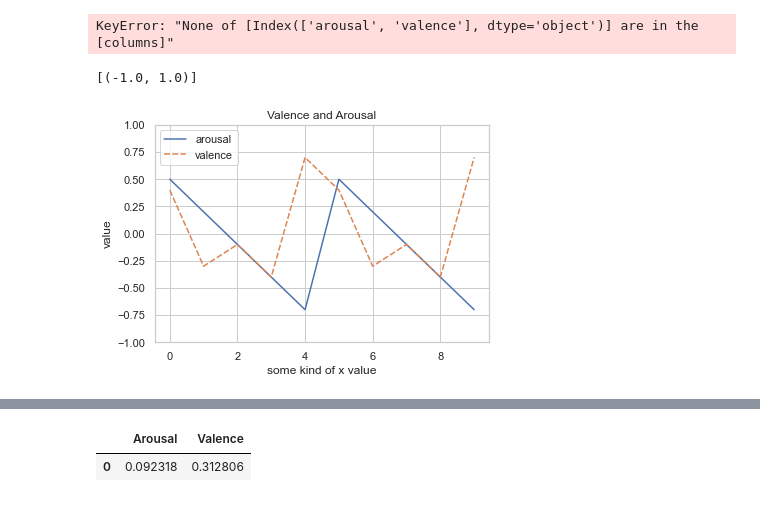
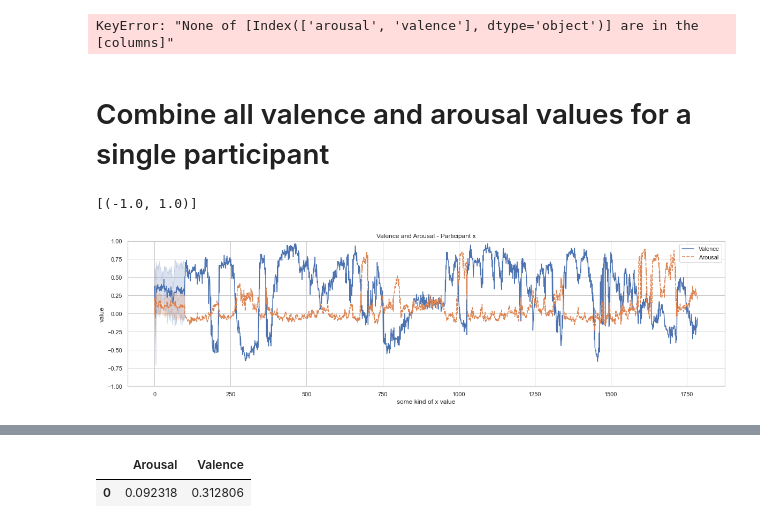
Before and after one commit to dovii/MPC-Data-Analysis, a Jupyter notebook: LevelAnalysis.ipynb, the cells around one changed output, grey strips where cells are left out. Cells and saved outputs as stored; diff of their text form; code cells hidden in the pictures.

Commit message:
clean up and work on expression data

```diff
--- a/LevelAnalysis.ipynb
+++ b/LevelAnalysis.ipynb
@@ -360,3 +363,5 @@ av3
 #av2["AV"] = av2[["arousal","valence"]].apply(tuple, axis=1)
 # %% [output]
 KeyError: "None of [Index(['arousal', 'valence'], dtype='object')] are in the [columns]"
+# %% [markdown]
+# Combine all valence and arousal values for a single participant
@@ -363,7 +379,9 @@ KeyError: "None of [Index(['arousal', 'valence'], dtype='object')] are in the [c
 # %%
-ax = sns.lineplot(data=av)
-ax.set(xlabel='some kind of x value', ylabel='value', title='Valence and Arousal')
+fig, ax = plt.subplots(figsize=(20, 5))
+
+ax = sns.lineplot(data=av1)
+ax.set(xlabel='some kind of x value', ylabel='value', title='Valence and Arousal - Participant x')
 ax.set(ylim=(-1, 1))
 # %% [output]
 [(-1.0, 1.0)]
-[figure, old version]
+[figure, new version]
```
Also changed, not shown: parts of 58 cells of this notebook.
